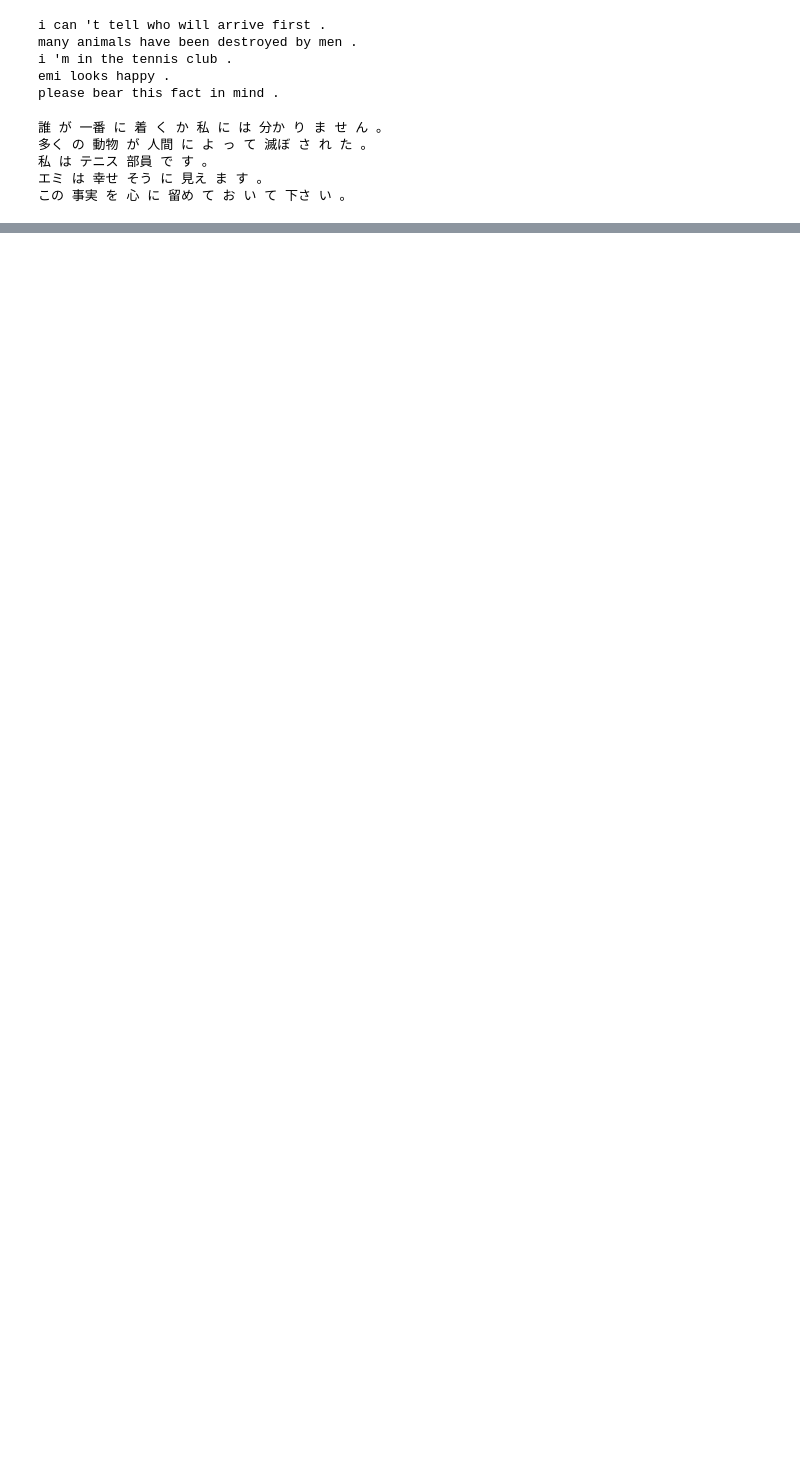
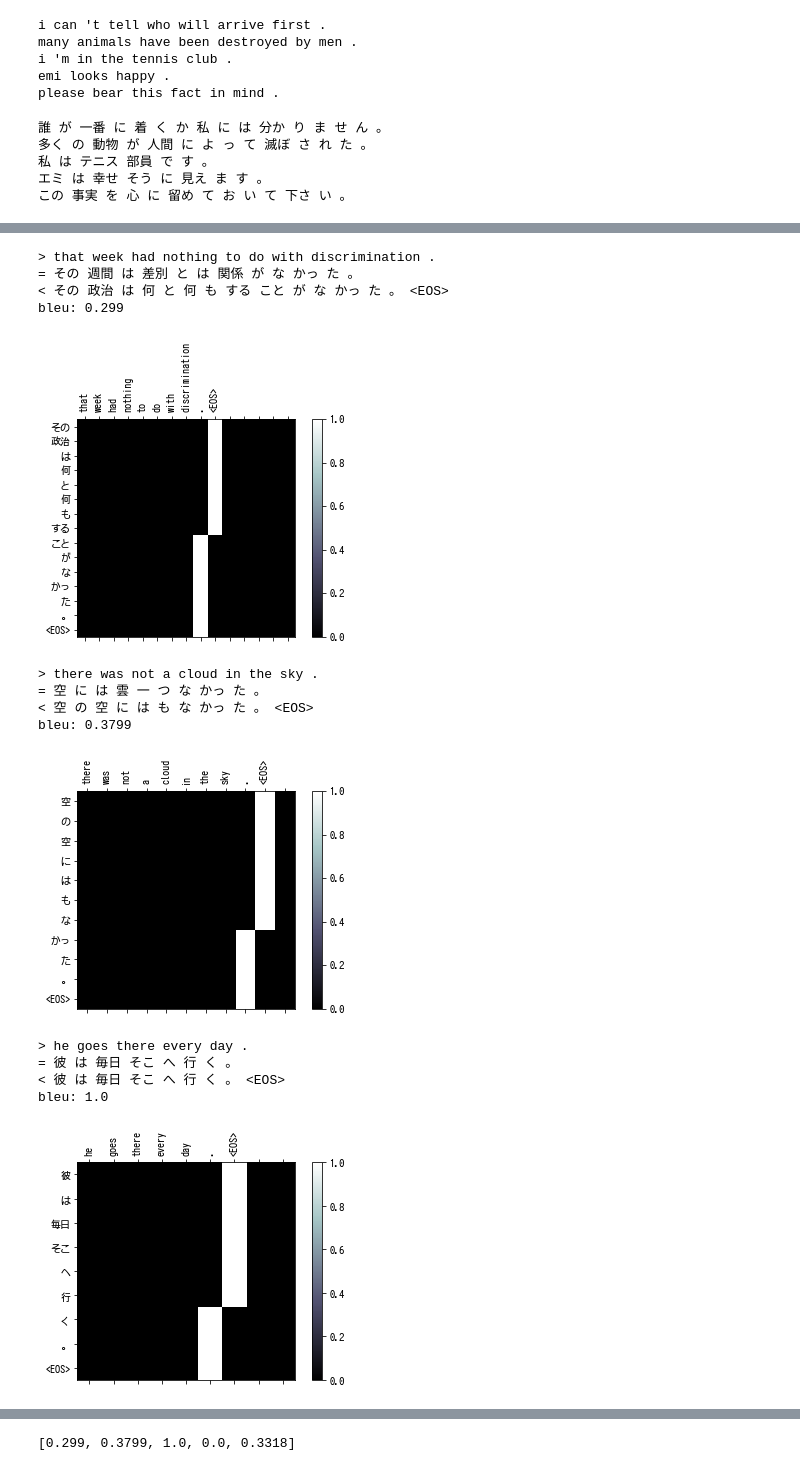
Before and after one commit to takoroy/mypytorch-memo, a Jupyter notebook: TranslationWithASequenceToSequenceNetworkAndAttention.ipynb, the cells around one changed output, grey strips where cells are left out. Drawn from its saved outputs; the diff is of its cells as text; code cells hidden in the pictures; blank space fills up the shorter version.

```diff
--- a/TranslationWithASequenceToSequenceNetworkAndAttention.ipynb
+++ b/TranslationWithASequenceToSequenceNetworkAndAttention.ipynb
@@ -435,0 +698,18 @@ output = 彼女 の 病気 の ため に パーティー に た た 。 た <E
+# %%
+evaluate_randomly(test_pairs, encoder, decoder, n=5)
+# %% [output]
+> that week had nothing to do with discrimination .
+= その 週間 は 差別 と は 関係 が な かっ た 。
+< その 政治 は 何 と 何 も する こと が な かっ た 。 <EOS>
+bleu: 0.299
+[figure, added]
+> there was not a cloud in the sky .
+= 空 に は 雲 一 つ な かっ た 。
+< 空 の 空 に は も な かっ た 。 <EOS>
+bleu: 0.3799
+[figure, added]
+> he goes there every day .
+= 彼 は 毎日 そこ へ 行 く 。
+< 彼 は 毎日 そこ へ 行 く 。 <EOS>
+bleu: 1.0
+[figure, added]
@@ -435,0 +726 @@ output = 彼女 の 病気 の ため に パーティー に た た 。 た <E
+[0.299, 0.3799, 1.0, 0.0, 0.3318]
```
Also changed, not shown: parts of 55 cells of this notebook.
